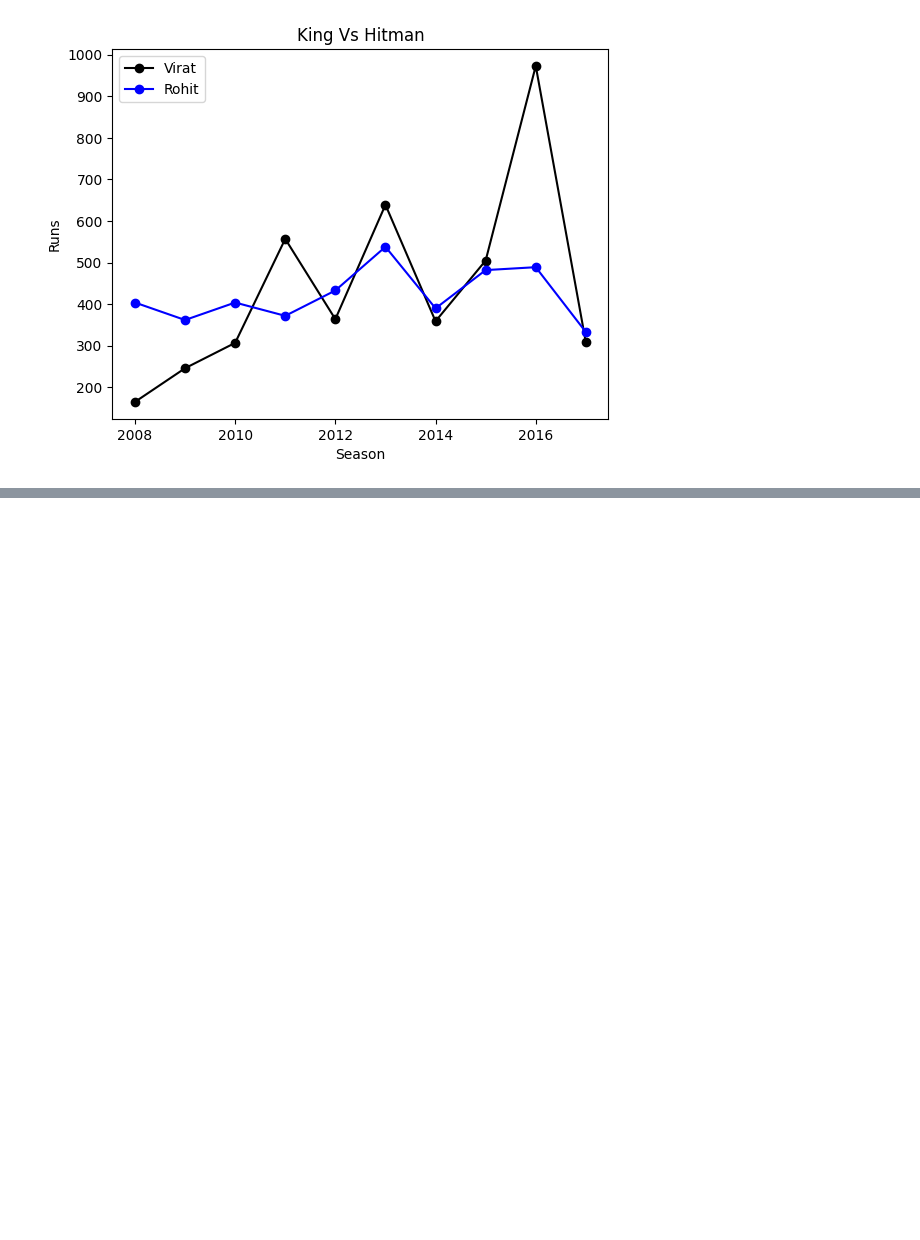
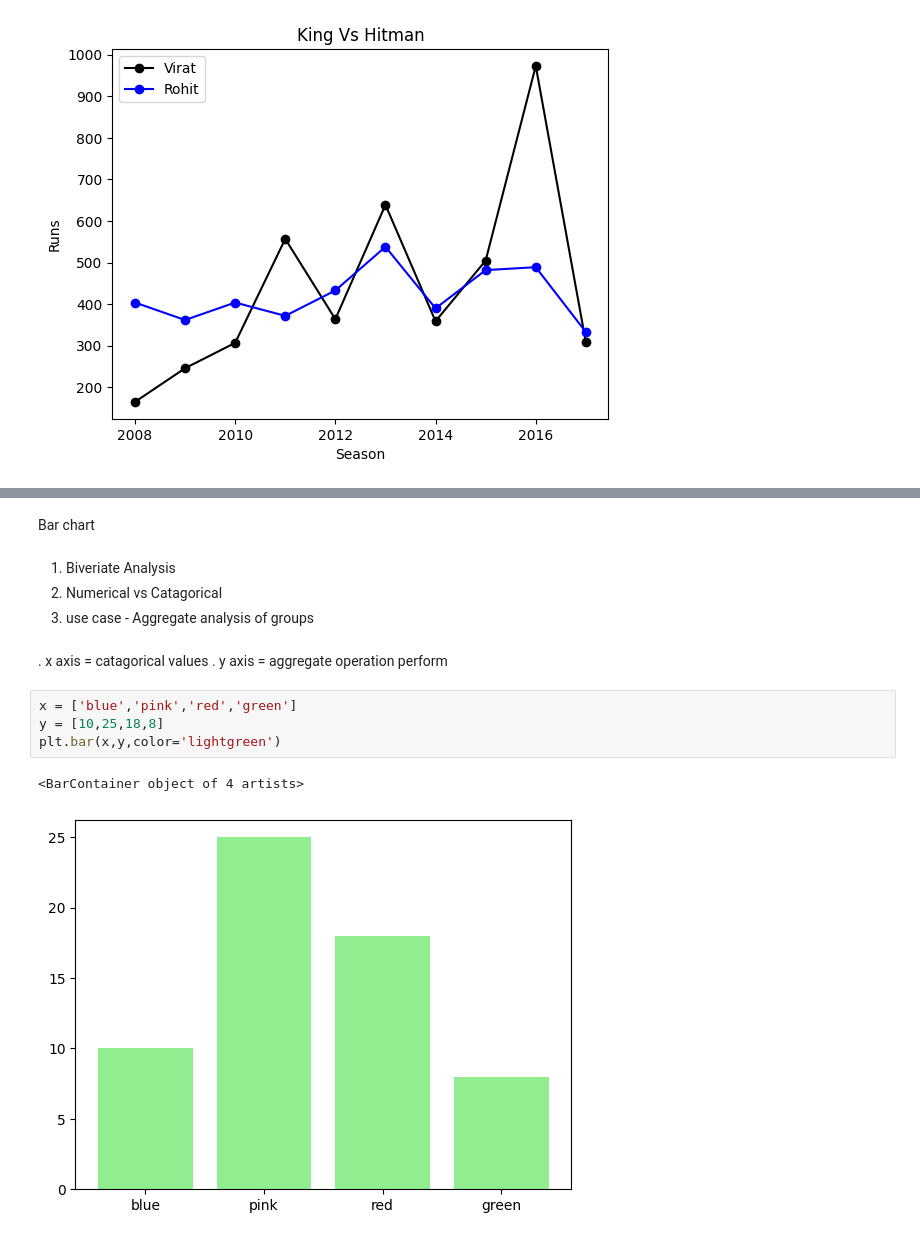
Before and after one commit to Bhavik2209/pandas_basics_-IPL-analysis-, a Jupyter notebook: matplotlib/matplot.ipynb, the cells around one changed output, grey strips where cells are left out. Drawn from its saved outputs; the diff is of its cells as text; blank space fills up the shorter version.

```diff
--- a/matplotlib/matplot.ipynb
+++ b/matplotlib/matplot.ipynb
@@ -59,0 +108,16 @@ plt.plot(year,price)
+# %% [markdown]
+Bar chart
+# %% [markdown]
+1. Biveriate Analysis
+2. Numerical vs Catagorical
+3. use case - Aggregate analysis of groups
+# %% [markdown]
+. x axis = catagorical values
+. y axis = aggregate operation perform
+# %%
+x = ['blue','pink','red','green']
+y = [10,25,18,8]
+plt.bar(x,y,color='lightgreen')
+# %% [output]
+<BarContainer object of 4 artists>
+[figure, added]
```
Also changed, not shown: parts of 11 cells of this notebook, 2 other files.
